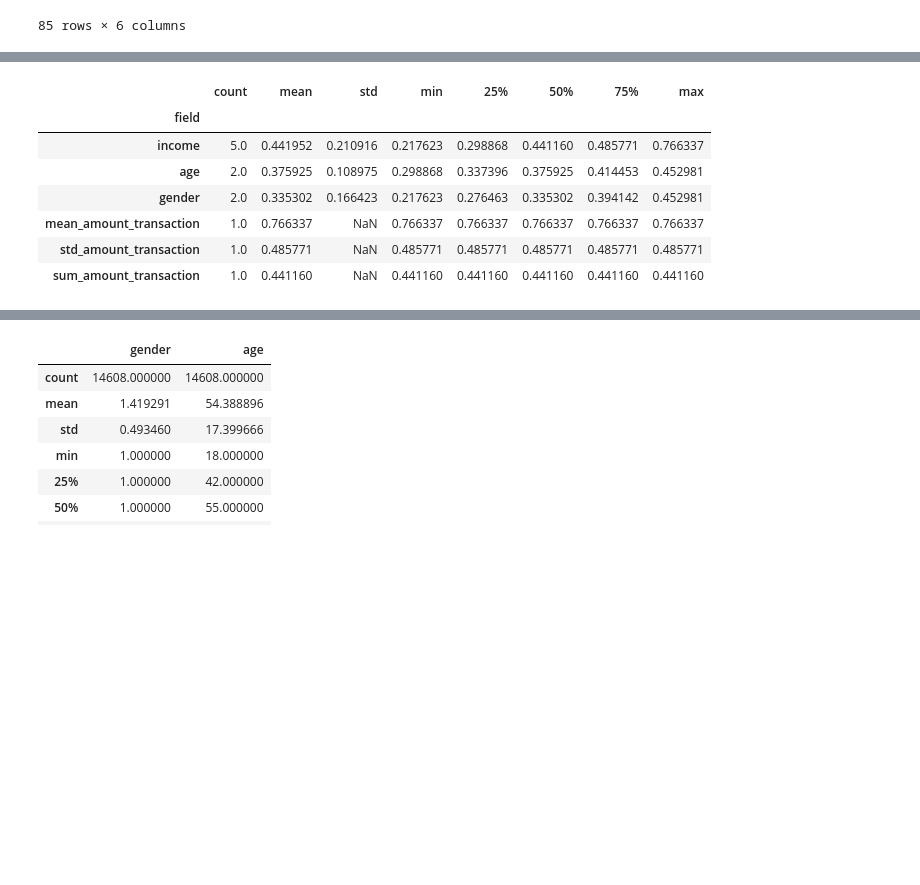
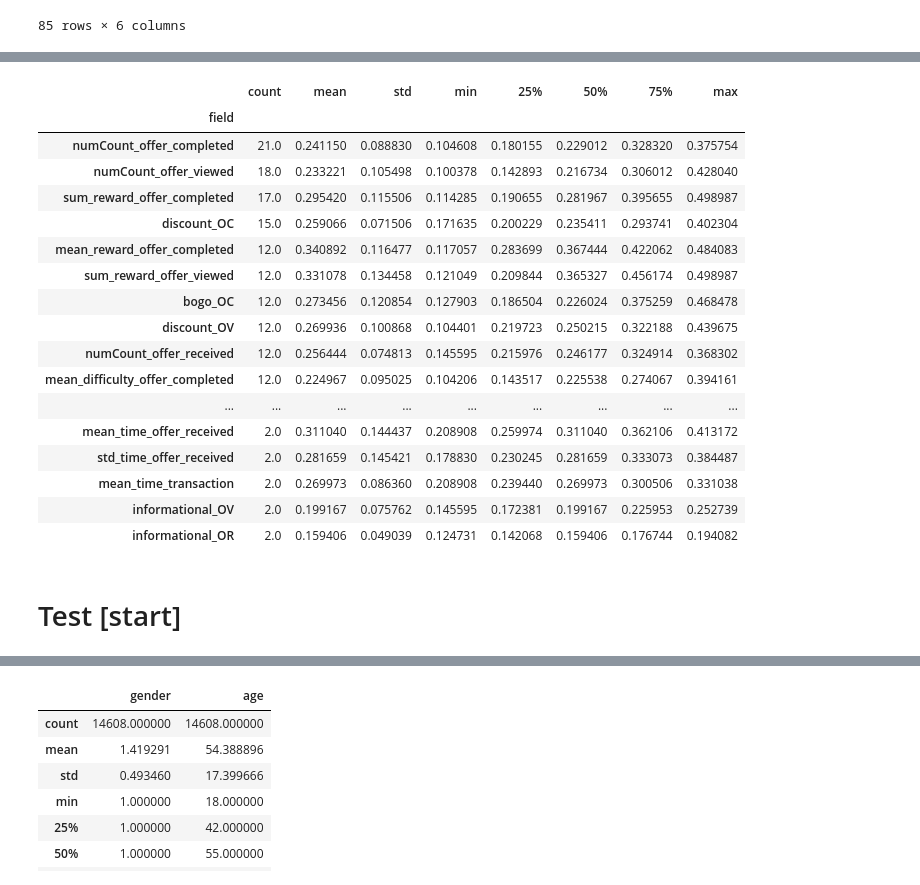
Before and after one commit to kiah-ucsd/DSE200, a Jupyter notebook: Mini_Project_2.ipynb, the cells around one changed output, grey strips where cells are left out. Saved outputs shown, nothing was run; the diff lists cells and outputs as text; code cells hidden in the pictures; blank space fills up the shorter version.

Commit message:
Added visualizations to Test[start] up to Test[end] section. Visualizations based on +/- correlations to 'numCount_offer_completed'

```diff
--- a/Mini_Project_2.ipynb
+++ b/Mini_Project_2.ipynb
@@ -593,22 +590,38 @@ master_df.columns.shape
 # %%
 #find correlations related to offer completed
-offer_completed_corr_df = corr_df.loc[(~corr_df.pair.str.contains('OC|OR|OV|offer'))
-    & (corr_df.r > 0.1)
+offer_completed_corr_df = corr_df.loc[
+   # (~corr_df.pair.str.contains('OC|success|completed|received|viewed')) commented out to go with all columns
+# offer_completed_corr_df = corr_df.loc[(~corr_df.pair.str.contains('OC|success|completed')) version where we only filtered out success and completed
+#[(~corr_df.pair.str.contains('OC|OR|OV|offer')) previously there to prevent noise in the correlation since all offer events should proceed offer completed which is the target variable
+    #&
+     (corr_df.r.between(.1,.5))
     & (corr_df.p < 0.05)
     & (corr_df.dupe == False)].sort_values(by='r',ascending=False)
 # offer_completed_corr_df
 
 #show the most common parameters that are associated with positive r values, sorted by highest count then highest mean
 pos_corr_OC = offer_completed_corr_df.melt(id_vars=['pair','r'], value_vars =['val1','val2'], value_name = 'field')\
     .groupby('field')['r'].describe()\
     .sort_values(by=['count','mean'], ascending=False)
 pos_corr_OC
 # %% [output]
 |  | count | mean | std | min | 25% | 50% | 75% | max |
 | field |  |  |  |  |  |  |  |  |
-| income | 5.0 | 0.441952 | 0.210916 | 0.217623 | 0.298868 | 0.441160 | 0.485771 | 0.766337 |
-| age | 2.0 | 0.375925 | 0.108975 | 0.298868 | 0.337396 | 0.375925 | 0.414453 | 0.452981 |
-| gender | 2.0 | 0.335302 | 0.166423 | 0.217623 | 0.276463 | 0.335302 | 0.394142 | 0.452981 |
-| mean_amount_transaction | 1.0 | 0.766337 | NaN | 0.766337 | 0.766337 | 0.766337 | 0.766337 | 0.766337 |
-| std_amount_transaction | 1.0 | 0.485771 | NaN | 0.485771 | 0.485771 | 0.485771 | 0.485771 | 0.485771 |
-| sum_amount_transaction | 1.0 | 0.441160 | NaN | 0.441160 | 0.441160 | 0.441160 | 0.441160 | 0.441160 |
+| numCount_offer_completed | 21.0 | 0.241150 | 0.088830 | 0.104608 | 0.180155 | 0.229012 | 0.328320 | 0.375754 |
+| numCount_offer_viewed | 18.0 | 0.233221 | 0.105498 | 0.100378 | 0.142893 | 0.216734 | 0.306012 | 0.428040 |
+| sum_reward_offer_completed | 17.0 | 0.295420 | 0.115506 | 0.114285 | 0.190655 | 0.281967 | 0.395655 | 0.498987 |
+| discount_OC | 15.0 | 0.259066 | 0.071506 | 0.171635 | 0.200229 | 0.235411 | 0.293741 | 0.402304 |
+| mean_reward_offer_completed | 12.0 | 0.340892 | 0.116477 | 0.117057 | 0.283699 | 0.367444 | 0.422062 | 0.484083 |
+| sum_reward_offer_viewed | 12.0 | 0.331078 | 0.134458 | 0.121049 | 0.209844 | 0.365327 | 0.456174 | 0.498987 |
+| bogo_OC | 12.0 | 0.273456 | 0.120854 | 0.127903 | 0.186504 | 0.226024 | 0.375259 | 0.468478 |
+| discount_OV | 12.0 | 0.269936 | 0.100868 | 0.104401 | 0.219723 | 0.250215 | 0.322188 | 0.439675 |
+| numCount_offer_received | 12.0 | 0.256444 | 0.074813 | 0.145595 | 0.215976 | 0.246177 | 0.324914 | 0.368302 |
+| mean_difficulty_offer_completed | 12.0 | 0.224967 | 0.095025 | 0.104206 | 0.143517 | 0.225538 | 0.274067 | 0.394161 |
+| ... | ... | ... | ... | ... | ... | ... | ... | ... |
+| mean_time_offer_received | 2.0 | 0.311040 | 0.144437 | 0.208908 | 0.259974 | 0.311040 | 0.362106 | 0.413172 |
+| std_time_offer_received | 2.0 | 0.281659 | 0.145421 | 0.178830 | 0.230245 | 0.281659 | 0.333073 | 0.384487 |
+| mean_time_transaction | 2.0 | 0.269973 | 0.086360 | 0.208908 | 0.239440 | 0.269973 | 0.300506 | 0.331038 |
+| informational_OV | 2.0 | 0.199167 | 0.075762 | 0.145595 | 0.172381 | 0.199167 | 0.225953 | 0.252739 |
+| informational_OR | 2.0 | 0.159406 | 0.049039 | 0.124731 | 0.142068 | 0.159406 | 0.176744 | 0.194082 |
+# %% [markdown]
+# Test [start]
```
Also changed, not shown: parts of 39 cells of this notebook.
